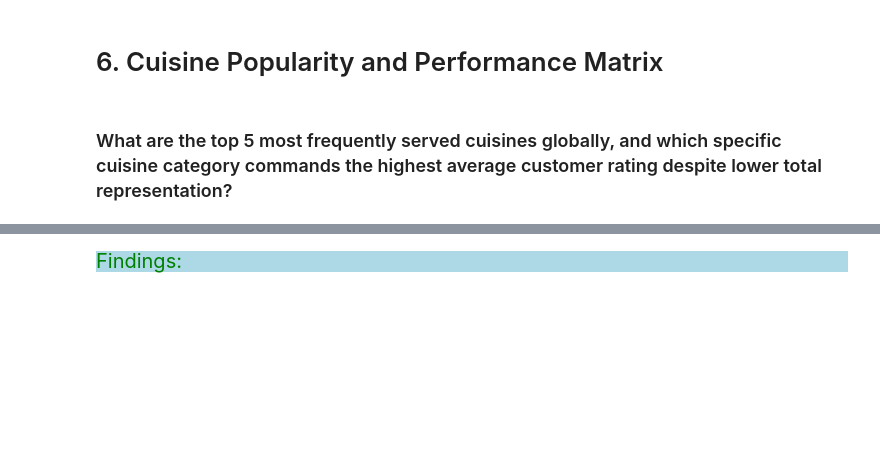
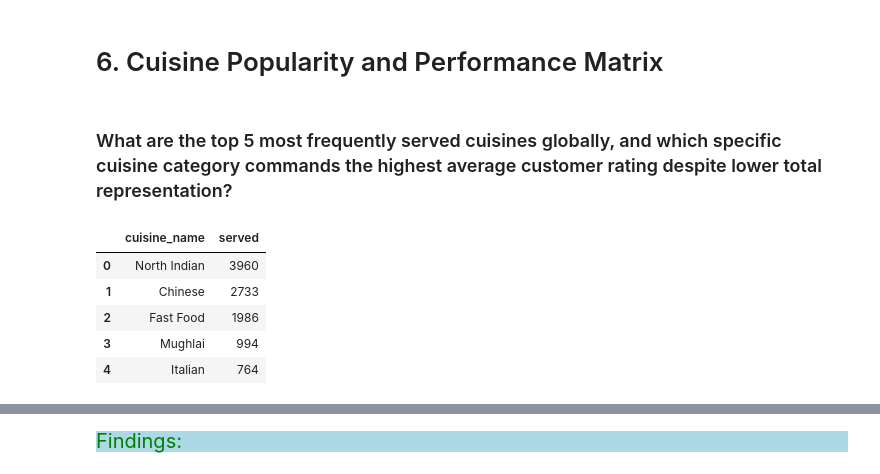
Before and after one commit to Kartika-Nidhi/Restaurant_Analysis_SQL, a Jupyter notebook: Restaurant_Analysis_SQl.ipynb, the cells around one changed output, grey strips where cells are left out. Cells and saved outputs as stored; diff of their text form; code cells hidden in the pictures; blank space fills up the shorter version.

```diff
--- a/Restaurant_Analysis_SQl.ipynb
+++ b/Restaurant_Analysis_SQl.ipynb
@@ -906,3 +906,25 @@ Reported To: Product Managers & Merchant Success Teams
 # 6. Cuisine Popularity and Performance Matrix
 # %% [markdown]
 ### What are the top 5 most frequently served cuisines globally, and which specific cuisine category commands the highest average customer rating despite lower total representation?
+# %%
+query = """
+SELECT cuisine_name, COUNT(*) served
+FROM restaurants AS res
+LEFT JOIN restaurant_cuisines AS rc
+    ON res.restaurant_id = rc.restaurant_id
+LEFT JOIN cuisines AS cui
+    ON rc.cuisine_id = cui.cuisine_id
+GROUP BY cuisine_name
+ORDER BY served DESC
+LIMIT 5;
+"""
+
+top_cuisine = pd.read_sql(query, engine)
+top_cuisine
+# %% [output]
+|  | cuisine_name | served |
+| 0 | North Indian | 3960 |
+| 1 | Chinese | 2733 |
+| 2 | Fast Food | 1986 |
+| 3 | Mughlai | 994 |
+| 4 | Italian | 764 |
```
Also changed, not shown: parts of 1 cell of this notebook.
